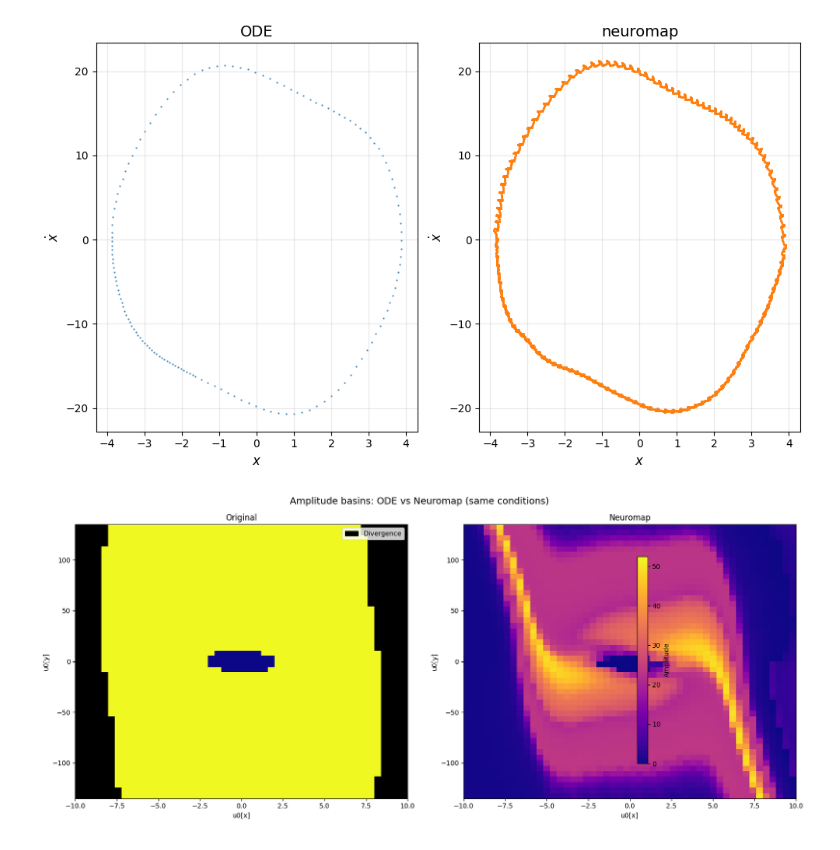
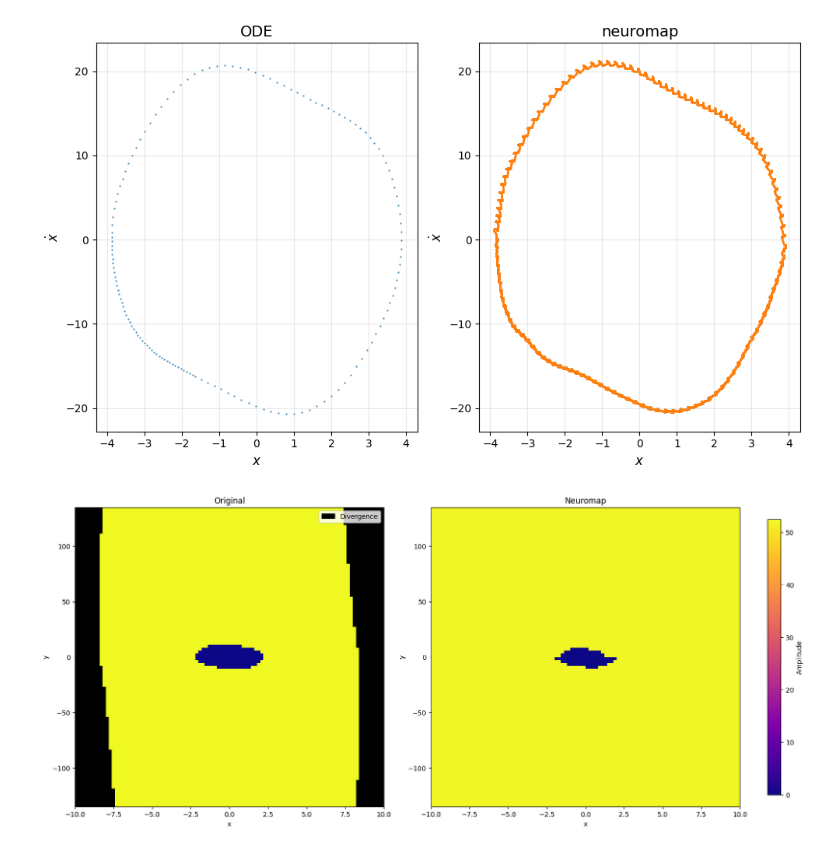
Before and after one commit to FFG99/neuromap_sync, a Jupyter notebook: experiments/manuscript/e1_analysis.ipynb, the cells around one changed output. Cells and saved outputs as stored; diff of their text form; code cells hidden in the pictures.

Commit message:
manuscript repeat: add basins

```diff
--- a/experiments/manuscript/e1_analysis.ipynb
+++ b/experiments/manuscript/e1_analysis.ipynb
@@ -54,31 +53,31 @@ from utils import grid_of_amplitude_basin_over_initial_state
 from systems import vdp_mod1_rk4
 import numpy as np
 
-# Общие условия для ODE и Neuromap (сравнение карт — при одинаковом расчёте амплитуды)
-p_fixed = [-1.78, 0.07]
+p_fixed = [-1.0, 0.07]
 u0_base = [0.0, 0.0]
 dt = 0.01
-n_transient = 20
-n_attractor = 20
-divergence_threshold = 1e3  # как в ячейке с траекториями
+divergence_threshold = 1e5
 
-x_grid = np.linspace(-10, 10, 20)
-y_grid = np.linspace(-10, 10, 20)
+x_grid = np.linspace(-10, 10, 100)
+y_grid = np.linspace(-135, 135, 100)
 x_state_index, y_state_index = 0, 1
 
-# ODE: по умолчанию ode_amplitude_mode="integrated" — та же схема, что у Neuromap (не секущая Пуанкаре)
 Z_ode, div_ode = grid_of_amplitude_basin_over_initial_state(
     evolution_operator=vdp_mod1_rk4,
     state=u0_base,
     params=p_fixed,
     dt=dt,
-    n_transient=n_transient,
-    n_attractor=n_attractor,
+    n_transient=300,
+    n_attractor=200,
     x_grid=x_grid,
     y_grid=y_grid,
     x_state_index=x_state_index,
     y_state_index=y_state_index,
     divergence_threshold=divergence_threshold,
+    ode_amplitude_mode="secant",
+    secant_plane=lambda x, y: x[1],
+    secant_plane_derivatives=lambda x, y: [0, 1],
+    right_part=vdp_mod1_right_part
 )
 
 Z_nm, div_nm = grid_of_amplitude_basin_over_initial_state(
@@ -86,8 +85,8 @@ Z_nm, div_nm = grid_of_amplitude_basin_over_initial_state(
     state=u0_base,
     params=p_fixed,
     dt=dt,
-    n_transient=n_transient,
-    n_attractor=n_attractor,
+    n_transient=5000,
+    n_attractor=5000,
     x_grid=x_grid,
     y_grid=y_grid,
     x_state_index=x_state_index,
@@ -98,16 +97,15 @@ Z_nm, div_nm = grid_of_amplitude_basin_over_initial_state(
 # %%
 from utils import plot_amplitude_basin, plot_compare_amplitude_basins
 
 plot_compare_amplitude_basins(
     x_grid,
     y_grid,
     Z_ode,
     Z_nm,
-    caption='Amplitude basins: ODE vs Neuromap (same conditions)',
-    x_label='u0[x]',
-    y_label='u0[y]',
+    x_label='x',
+    y_label='y',
     cmap='plasma',
     bad_color='black',
 )
 # %% [output]
-[figure, old version]
+[figure, new version]
```
Also changed, not shown: parts of 2 cells of this notebook, 1 other file.
